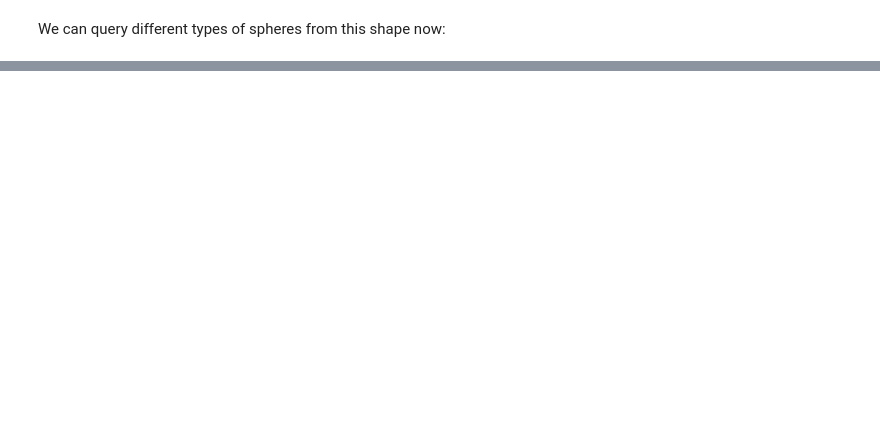
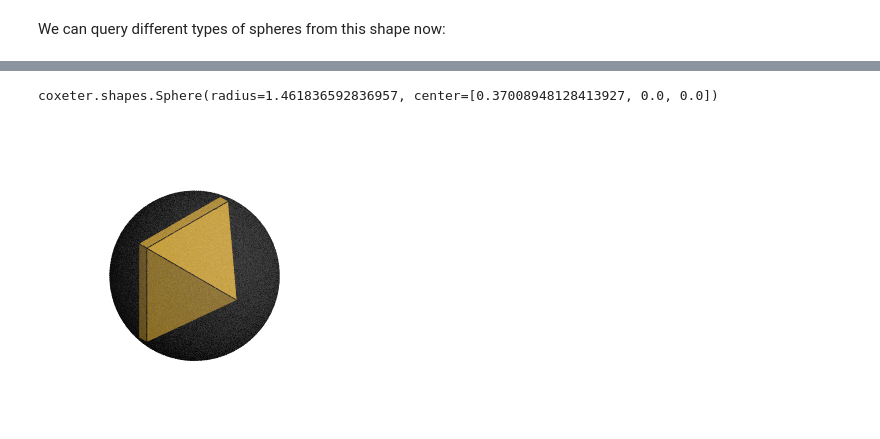
Before and after one commit to glotzerlab/coxeter, a Jupyter notebook: doc/source/examples/Spheres.ipynb, the cells around one changed output, grey strips where cells are left out. Drawn from its saved outputs; the diff is of its cells as text; code cells hidden in the pictures; blank space fills up the shorter version.

```diff
--- a/doc/source/examples/Spheres.ipynb
+++ b/doc/source/examples/Spheres.ipynb
@@ -84,0 +102,6 @@ plot_polyhedron_with_sphere(dodecahedron, False)
+# %%
+print(random_shape.minimal_centered_bounding_sphere)
+plot_polyhedron_with_sphere(random_shape, random_shape.minimal_centered_bounding_sphere, False)
+# %% [output]
+coxeter.shapes.Sphere(radius=1.461836592836957, center=[0.37008948128413927, 0.0, 0.0])
+[figure, added]
```
Also changed, not shown: parts of 17 cells of this notebook.
